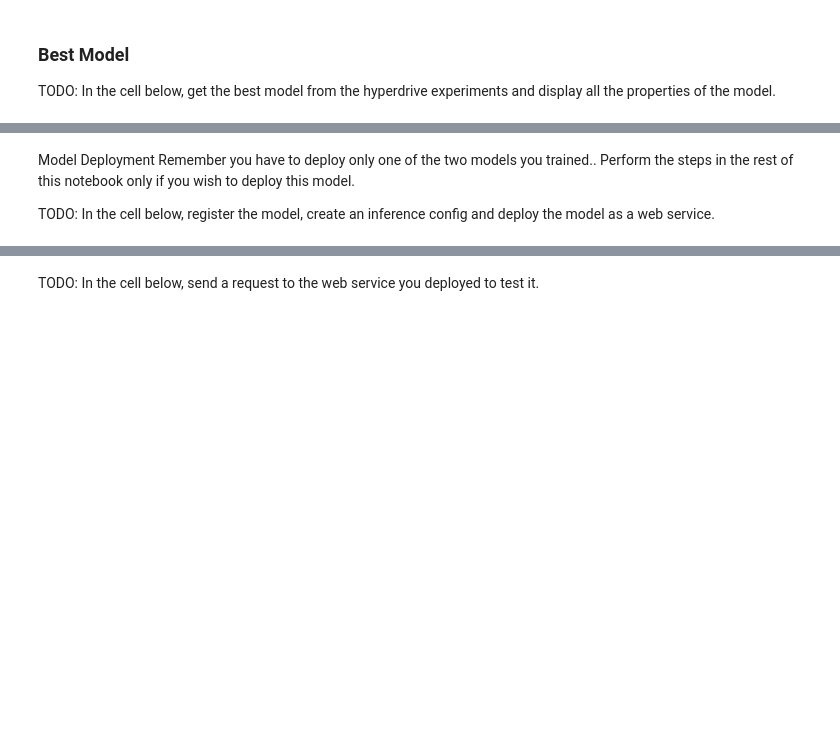
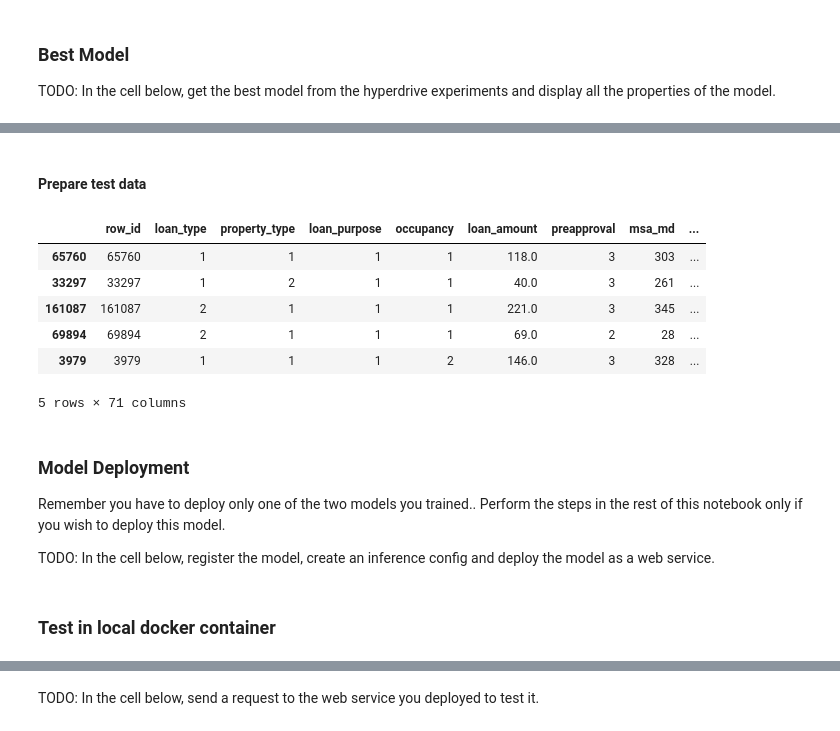
Before and after one commit to Alyxion/Udacity_AzureMLEngineer, a Jupyter notebook: Project_03_Capstone/hyperparameter_tuning.ipynb, the cells around one changed output, grey strips where cells are left out. Cells and saved outputs as stored; diff of their text form; code cells hidden in the pictures; blank space fills up the shorter version.

```diff
--- a/Project_03_Capstone/hyperparameter_tuning.ipynb
+++ b/Project_03_Capstone/hyperparameter_tuning.ipynb
@@ -207,5 +337,20 @@ TODO: In the cell below, get the best model from the hyperdrive experiments and
+# %% [markdown]
+#### Prepare test data
+# %%
+df_test = df.sample(50)
+df_test = df_test.drop(['rate_spread'], axis=1)
+df_test.head()
+# %% [output]
+|  | row_id | loan_type | property_type | loan_purpose | occupancy | loan_amount | preapproval | msa_md | ... |
+| 65760 | 65760 | 1 | 1 | 1 | 1 | 118.0 | 3 | 303 | ... |
+| 33297 | 33297 | 1 | 2 | 1 | 1 | 40.0 | 3 | 261 | ... |
+| 161087 | 161087 | 2 | 1 | 1 | 1 | 221.0 | 3 | 345 | ... |
+| 69894 | 69894 | 2 | 1 | 1 | 1 | 69.0 | 2 | 28 | ... |
+| 3979 | 3979 | 1 | 1 | 1 | 2 | 146.0 | 3 | 328 | ... |
+5 rows × 71 columns
 # %% [markdown]
-Model Deployment
+### Model Deployment
+
 Remember you have to deploy only one of the two models you trained.. Perform the steps in the rest of this notebook only if you wish to deploy this model.
 
 TODO: In the cell below, register the model, create an inference config and deploy the model as a web service.
@@ -211,0 +391,2 @@ TODO: In the cell below, register the model, create an inference config and depl
+# %% [markdown]
+### Test in local docker container
```
Also changed, not shown: parts of 33 cells of this notebook, 5 other files.
